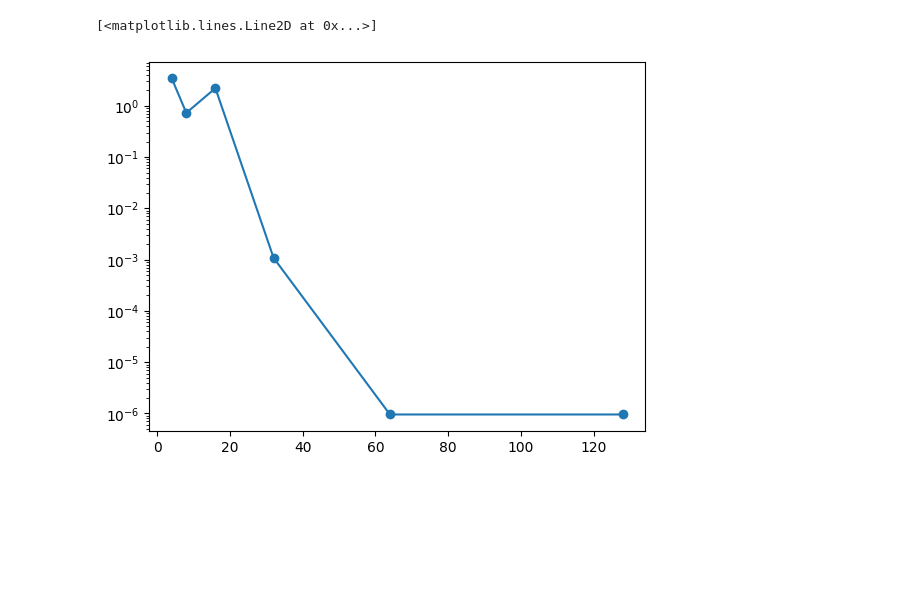
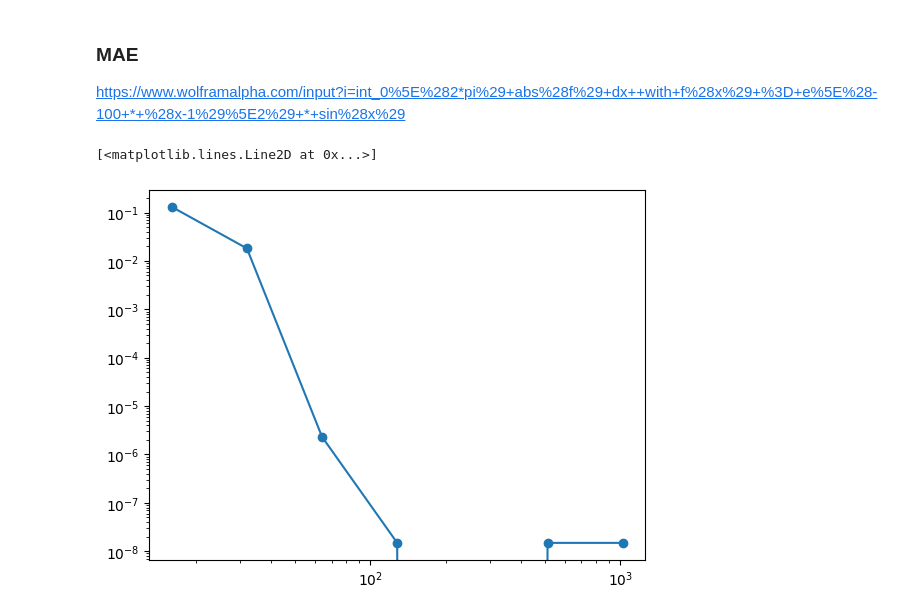
Before and after one commit to Ceyron/exponax, a Jupyter notebook: validation/metric_convergence.ipynb, the cells around one changed output. Drawn from its saved outputs; the diff is of its cells as text; code cells hidden in the pictures; blank space fills up the shorter version.

```diff
--- a/validation/metric_convergence.ipynb
+++ b/validation/metric_convergence.ipynb
@@ -142,9 +71,0 @@ true_value_smooth_mse = (
-# %%
-def get_difference(num_points):
-    grid_1d = ex.make_grid(1, domain_extent_smooth_mse, num_points)
-    u = fn_smooth_mse(grid_1d)
-    approximation = ex.metrics.MAE(u, domain_extent=domain_extent_smooth_mse)
-
-    diff = abs(approximation - true_value_smooth_mse)
-
-    return diff
@@ -164,9 +71,0 @@ true_value_smooth_mse = (
-# %%
-def get_difference(num_points):
-    grid_1d = ex.make_grid(1, domain_extent_smooth_mse, num_points)
-    u = fn_smooth_mse(grid_1d)
-    approximation = ex.metrics.H1_MSE(u, domain_extent=domain_extent_smooth_mse)
-
-    diff = abs(approximation - true_value_smooth_mse)
-
-    return diff
@@ -180,5 +72,26 @@ plt.loglog(num_points_range, error_range, "o-")
-# %%
-plt.semilogy(num_points_range[:6], error_range[:6], "o-")
-# %% [output]
-[<matplotlib.lines.Line2D at 0x...>]
-[figure, removed]
+# %% [markdown]
+### MAE
+
+https://www.wolframalpha.com/input?i=int_0%5E%282*pi%29+abs%28f%29+dx++with+f%28x%29+%3D+e%5E%28-100+*+%28x-1%29%5E2%29+*+sin%28x%29
+# %%
+true_value_smooth_mae = (
+    0.1487744473186810166740730299247331106126900314034849949126656085
+)
+domain_extent_smooth_mae = 2 * jnp.pi
+fn_smooth_mae = lambda x: jnp.exp(-100 * (x - 1) ** 2) * jnp.sin(x)
+# %%
+error_range_smooth_mae = [
+    get_difference(
+        num_points,
+        domain_extent_smooth_mae,
+        ex.metrics.MAE,
+        true_value_smooth_mae,
+        fn_smooth_mae,
+    )
+    for num_points in num_points_range
+]
+# %%
+plt.loglog(num_points_range, error_range_smooth_mae, "-o")
+# %% [output]
+[<matplotlib.lines.Line2D at 0x...>]
+[figure, added]
```
Also changed, not shown: parts of 43 cells of this notebook.
